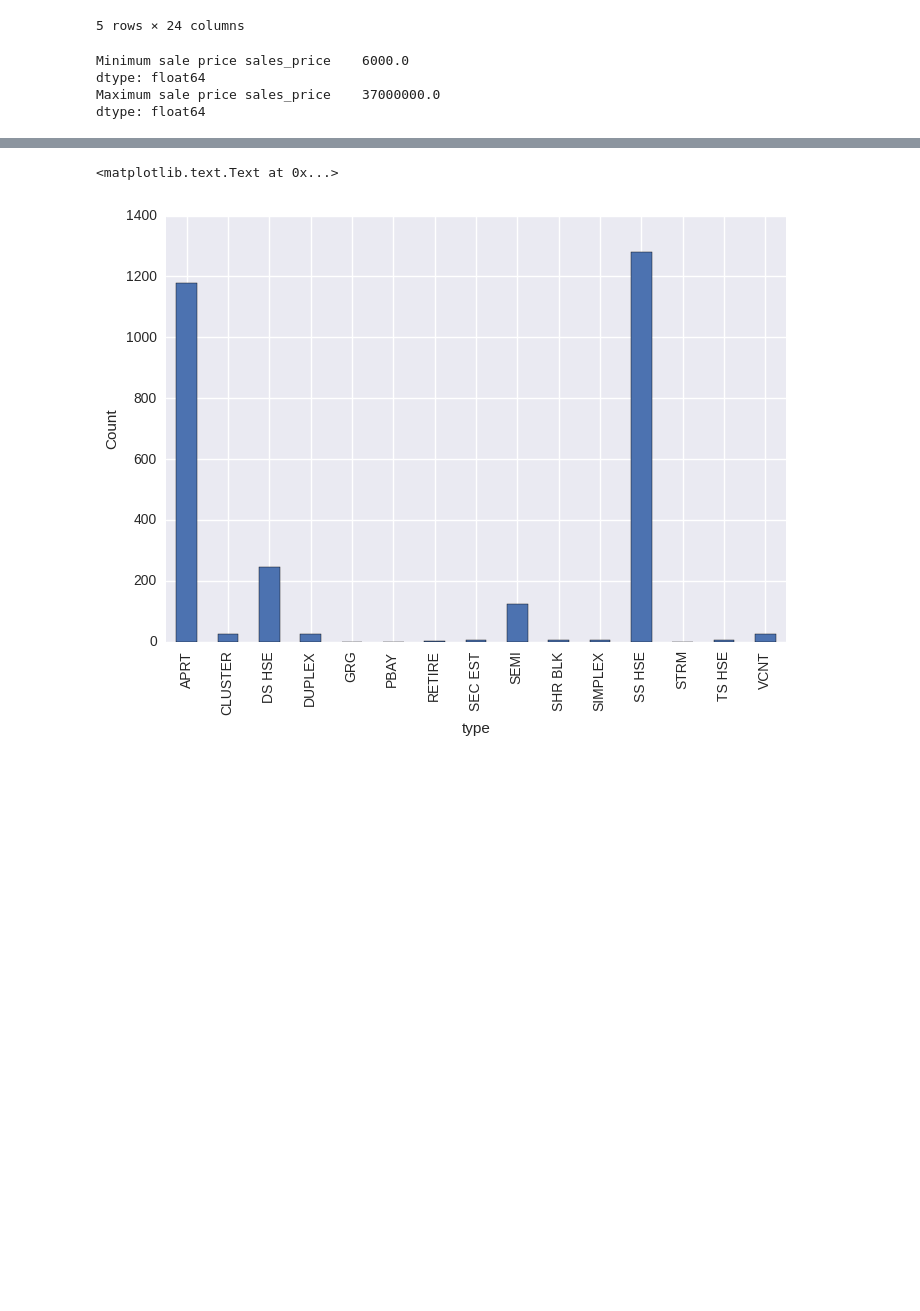
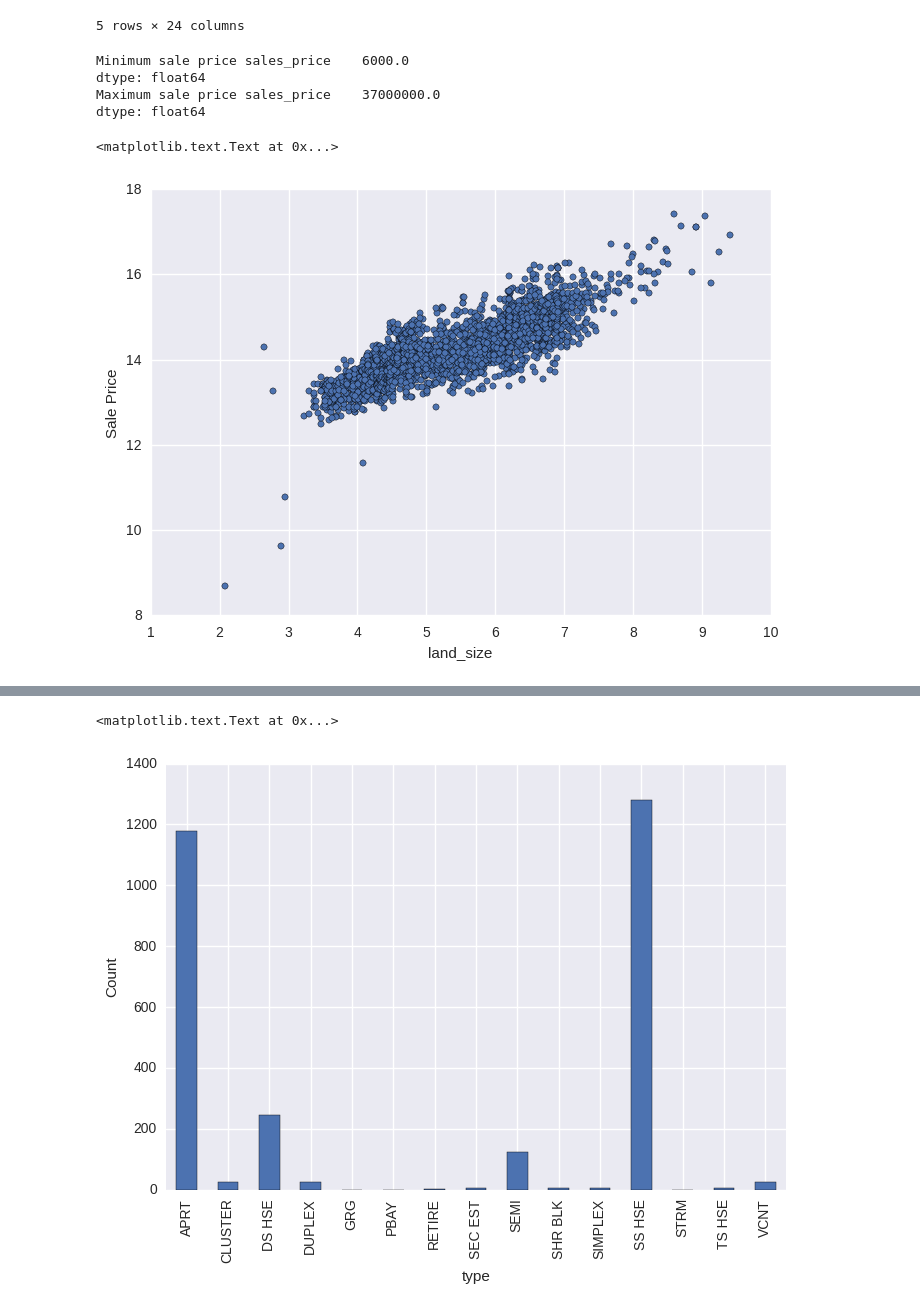
Before and after one commit to alpha-ibrahim/Talks, a Jupyter notebook: Talks-pydata_meetup/Model selection and evaluation.ipynb, the cells around one changed output, grey strips where cells are left out. Cells and saved outputs as stored; diff of their text form; code cells hidden in the pictures; blank space fills up the shorter version.

```diff
--- a/Talks-pydata_meetup/Model selection and evaluation.ipynb
+++ b/Talks-pydata_meetup/Model selection and evaluation.ipynb
@@ -61,3 +61,8 @@ Minimum sale price sales_price    6000.0
 dtype: float64
 Maximum sale price sales_price    37000000.0
 dtype: float64
+# %%
+np.log(data[['land_size', 'sales_price']]).plot(x = 'land_size', y= 'sales_price', kind='scatter', legend=False).set_ylabel("Sale Price")
+# %% [output]
+<matplotlib.text.Text at 0x...>
+[figure, added]
```
Also changed, not shown: parts of 8 cells of this notebook, 1 other file.
